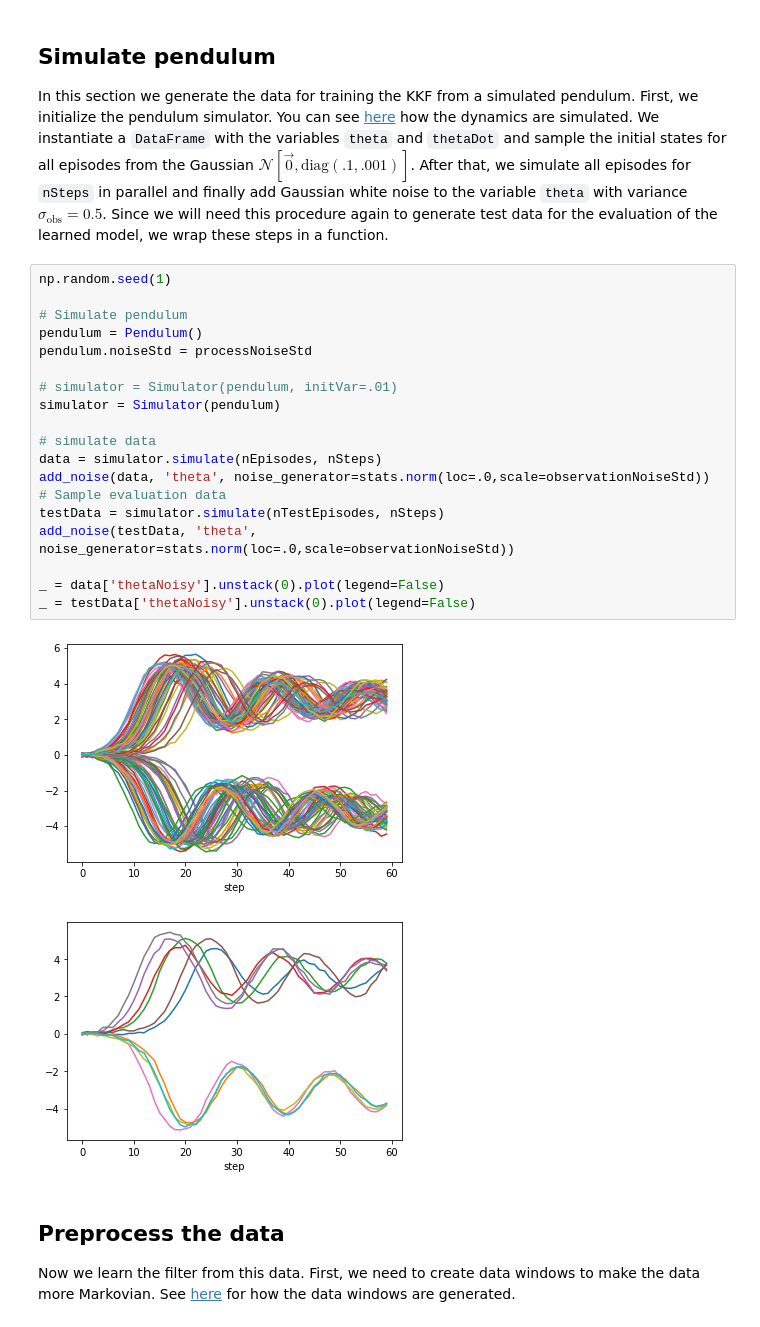
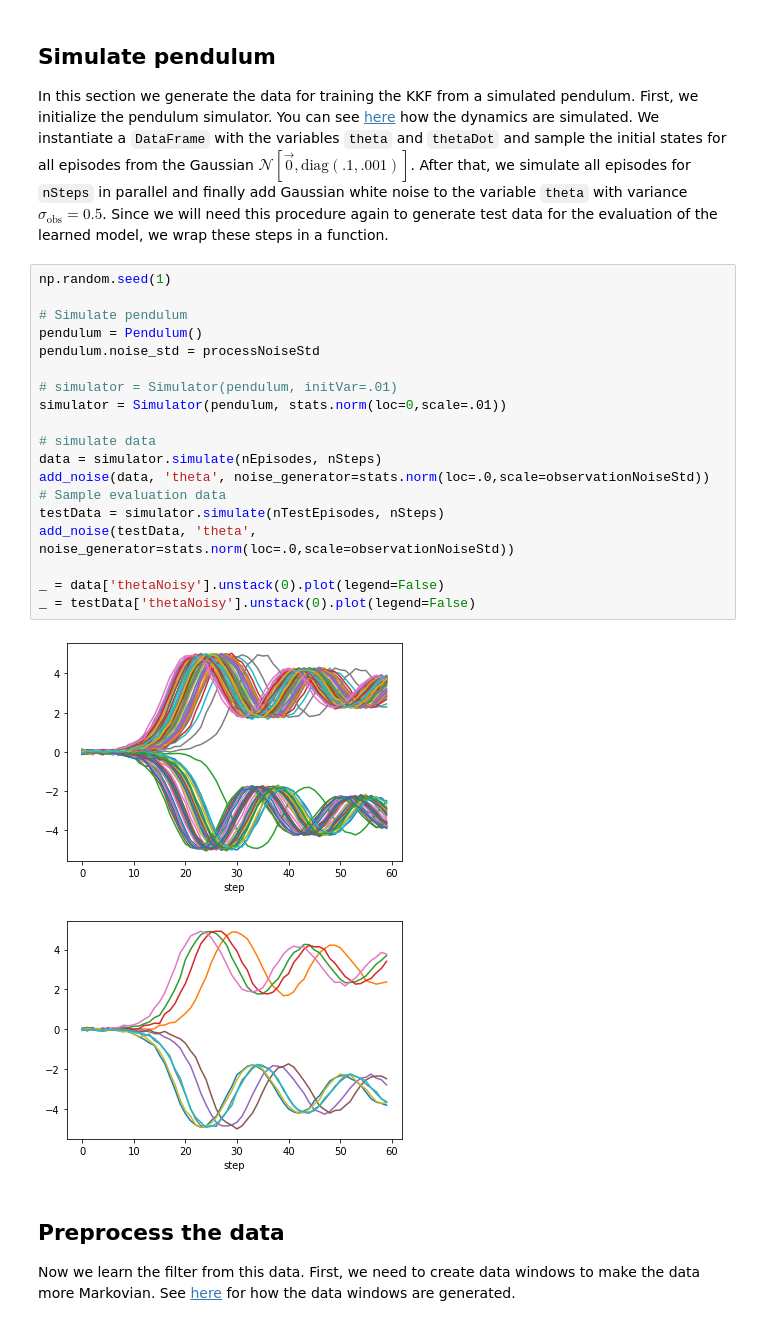
Before and after one commit to shellingford330/pyKKR, a Jupyter notebook: notebooks/KKF Example - Pendulum.ipynb, the cells around one changed output. Cells and saved outputs as stored; diff of their text form.

Commit message:
feat:  kkf pendulum

```diff
--- a/notebooks/KKF Example - Pendulum.ipynb
+++ b/notebooks/KKF Example - Pendulum.ipynb
@@ -86,25 +86,25 @@ Since we will need this procedure again to generate test data for the evaluation
 # %%
 np.random.seed(1)
 
 # Simulate pendulum
 pendulum = Pendulum()
-pendulum.noiseStd = processNoiseStd
+pendulum.noise_std = processNoiseStd
 
 # simulator = Simulator(pendulum, initVar=.01)
-simulator = Simulator(pendulum)
+simulator = Simulator(pendulum, stats.norm(loc=0,scale=.01))
 
 # simulate data
 data = simulator.simulate(nEpisodes, nSteps)
 add_noise(data, 'theta', noise_generator=stats.norm(loc=.0,scale=observationNoiseStd))
 # Sample evaluation data
 testData = simulator.simulate(nTestEpisodes, nSteps)
 add_noise(testData, 'theta', noise_generator=stats.norm(loc=.0,scale=observationNoiseStd))
 
 _ = data['thetaNoisy'].unstack(0).plot(legend=False)
 _ = testData['thetaNoisy'].unstack(0).plot(legend=False)
 # %% [output]
-[figure, old version]
+[figure, new version]
-[figure, old version]
+[figure, new version]
 # %% [markdown]
 ## Preprocess the data
 
```
Also changed, not shown: parts of 7 cells of this notebook, 2 other files.
